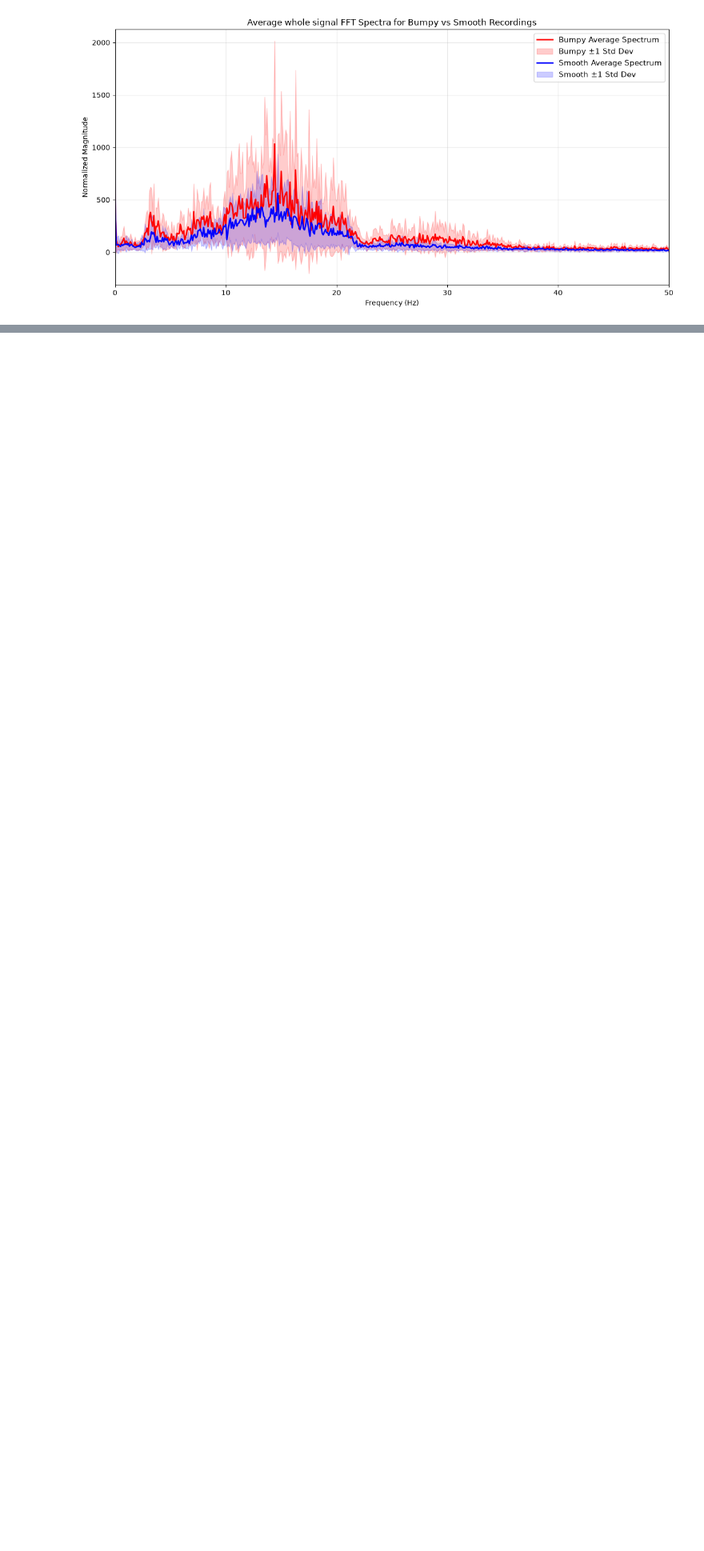
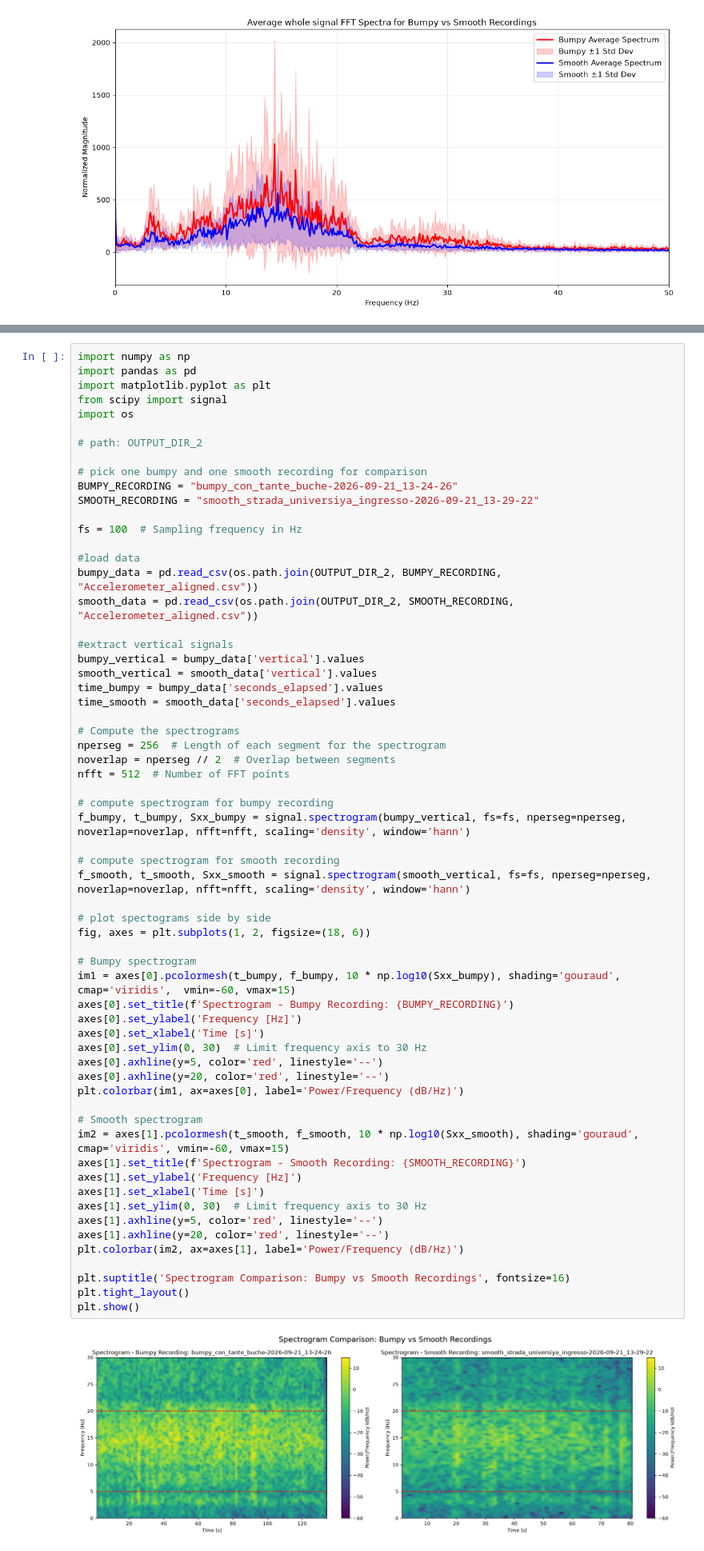
Before and after one commit to ale-the-hit-maker/bikelanes_quality_detector, a Jupyter notebook: notebooks/version1.ipynb, the cells around one changed output, grey strips where cells are left out. Shown at 80% size. Drawn from its saved outputs; the diff is of its cells as text; blank space fills up the shorter version.

Commit message:
spectrogram implementation

```diff
--- a/notebooks/version1.ipynb
+++ b/notebooks/version1.ipynb
@@ -721,0 +728,64 @@ In any case, we need more registrations.
+# %%
+import numpy as np
+import pandas as pd
+import matplotlib.pyplot as plt
+from scipy import signal
+import os
+
+# path: OUTPUT_DIR_2
+
+# pick one bumpy and one smooth recording for comparison
+BUMPY_RECORDING = "bumpy_con_tante_buche-2026-09-21_13-24-26"
+SMOOTH_RECORDING = "smooth_strada_universiya_ingresso-2026-09-21_13-29-22"
+
+fs = 100  # Sampling frequency in Hz
+
+#load data
+bumpy_data = pd.read_csv(os.path.join(OUTPUT_DIR_2, BUMPY_RECORDING, "Accelerometer_aligned.csv"))
+smooth_data = pd.read_csv(os.path.join(OUTPUT_DIR_2, SMOOTH_RECORDING, "Accelerometer_aligned.csv"))
+
+#extract vertical signals
+bumpy_vertical = bumpy_data['vertical'].values
+smooth_vertical = smooth_data['vertical'].values
+time_bumpy = bumpy_data['seconds_elapsed'].values
+time_smooth = smooth_data['seconds_elapsed'].values
+
+# Compute the spectrograms
+nperseg = 256  # Length of each segment for the spectrogram
+noverlap = nperseg // 2  # Overlap between segments
+nfft = 512  # Number of FFT points
+
+# compute spectrogram for bumpy recording
+f_bumpy, t_bumpy, Sxx_bumpy = signal.spectrogram(bumpy_vertical, fs=fs, nperseg=nperseg, noverlap=noverlap, nfft=nfft, scaling='density', window='hann')
+
+# compute spectrogram for smooth recording
+f_smooth, t_smooth, Sxx_smooth = signal.spectrogram(smooth_vertical, fs=fs, nperseg=nperseg, noverlap=noverlap, nfft=nfft, scaling='density', window='hann')
+
+# plot spectograms side by side
+fig, axes = plt.subplots(1, 2, figsize=(18, 6))
+
+# Bumpy spectrogram
+im1 = axes[0].pcolormesh(t_bumpy, f_bumpy, 10 * np.log10(Sxx_bumpy), shading='gouraud', cmap='viridis',  vmin=-60, vmax=15)
+axes[0].set_title(f'Spectrogram - Bumpy Recording: {BUMPY_RECORDING}')
+axes[0].set_ylabel('Frequency [Hz]')
+axes[0].set_xlabel('Time [s]')
+axes[0].set_ylim(0, 30)  # Limit frequency axis to 30 Hz
+axes[0].axhline(y=5, color='red', linestyle='--')
+axes[0].axhline(y=20, color='red', linestyle='--')
+plt.colorbar(im1, ax=axes[0], label='Power/Frequency (dB/Hz)')
+
+# Smooth spectrogram
+im2 = axes[1].pcolormesh(t_smooth, f_smooth, 10 * np.log10(Sxx_smooth), shading='gouraud', cmap='viridis', vmin=-60, vmax=15)
+axes[1].set_title(f'Spectrogram - Smooth Recording: {SMOOTH_RECORDING}')
+axes[1].set_ylabel('Frequency [Hz]')
+axes[1].set_xlabel('Time [s]')
+axes[1].set_ylim(0, 30)  # Limit frequency axis to 30 Hz
+axes[1].axhline(y=5, color='red', linestyle='--')
+axes[1].axhline(y=20, color='red', linestyle='--')
+plt.colorbar(im2, ax=axes[1], label='Power/Frequency (dB/Hz)')
+
+plt.suptitle('Spectrogram Comparison: Bumpy vs Smooth Recordings', fontsize=16)
+plt.tight_layout()
+plt.show()
+# %% [output]
+[figure, added]
```
Also changed, not shown: parts of 9 cells of this notebook.
